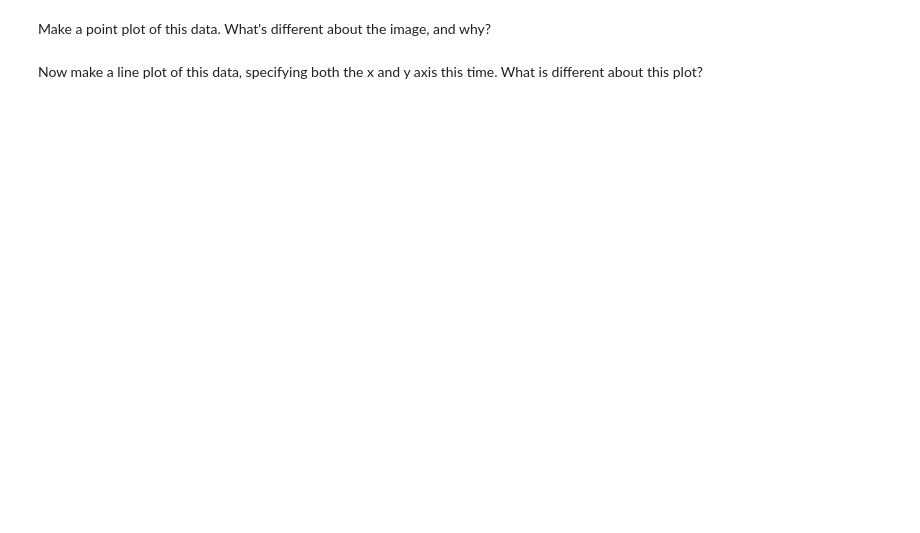
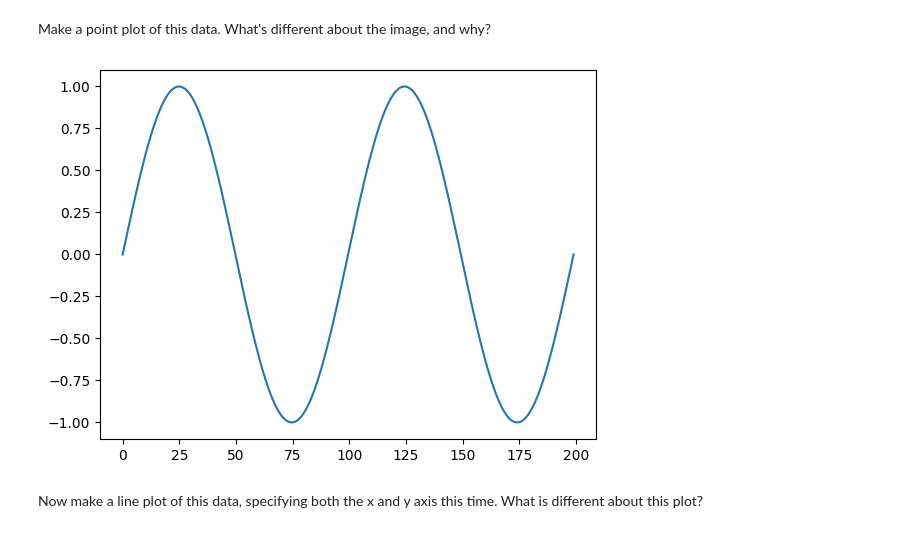
Before and after one commit to ili-s/NicksIntro2Python, a Jupyter notebook: Day1/1-5-PlottingWithMatplotlib.ipynb, the cells around one changed output. Cells and saved outputs as stored; diff of their text form; code cells hidden in the pictures; blank space fills up the shorter version.

```diff
--- a/Day1/1-5-PlottingWithMatplotlib.ipynb
+++ b/Day1/1-5-PlottingWithMatplotlib.ipynb
@@ -78,6 +83,11 @@ data = np.sin(np.linspace(0, np.pi * 4, 15))
 Make a point plot of this data.  What's different about the image, and why?
 # %%
 data = np.sin(np.linspace(0, np.pi * 4, 200))
+# %%
+data = np.sin(np.linspace(0, np.pi * 4, 200))
+plt.plot(data);
+# %% [output]
+[figure, added]
 # %% [markdown]
 Now make a line plot of this data, specifying both the x and y axis this time.  What is different about this plot?
 # %%
```
Also changed, not shown: parts of 21 cells of this notebook, 11 other files.
